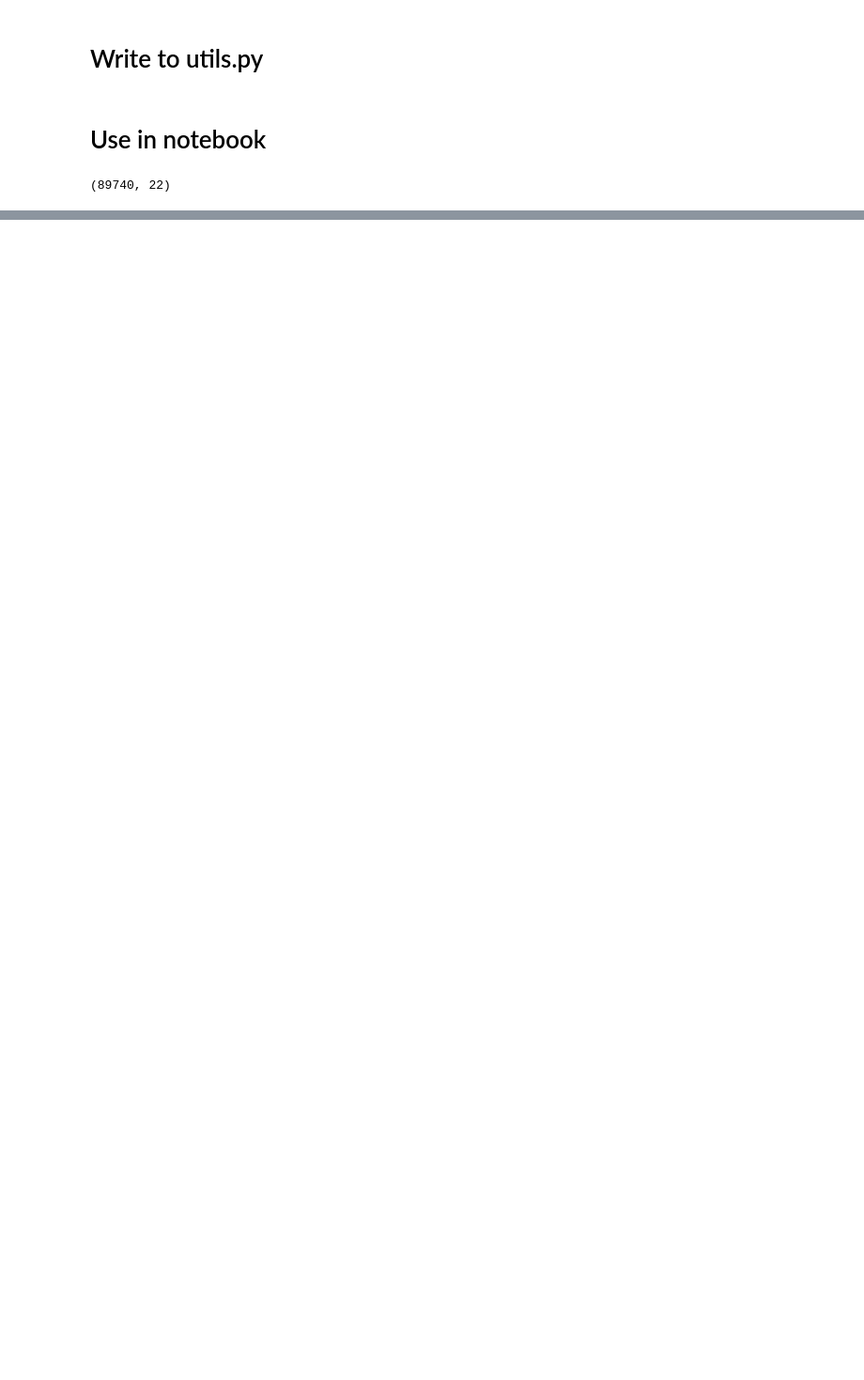
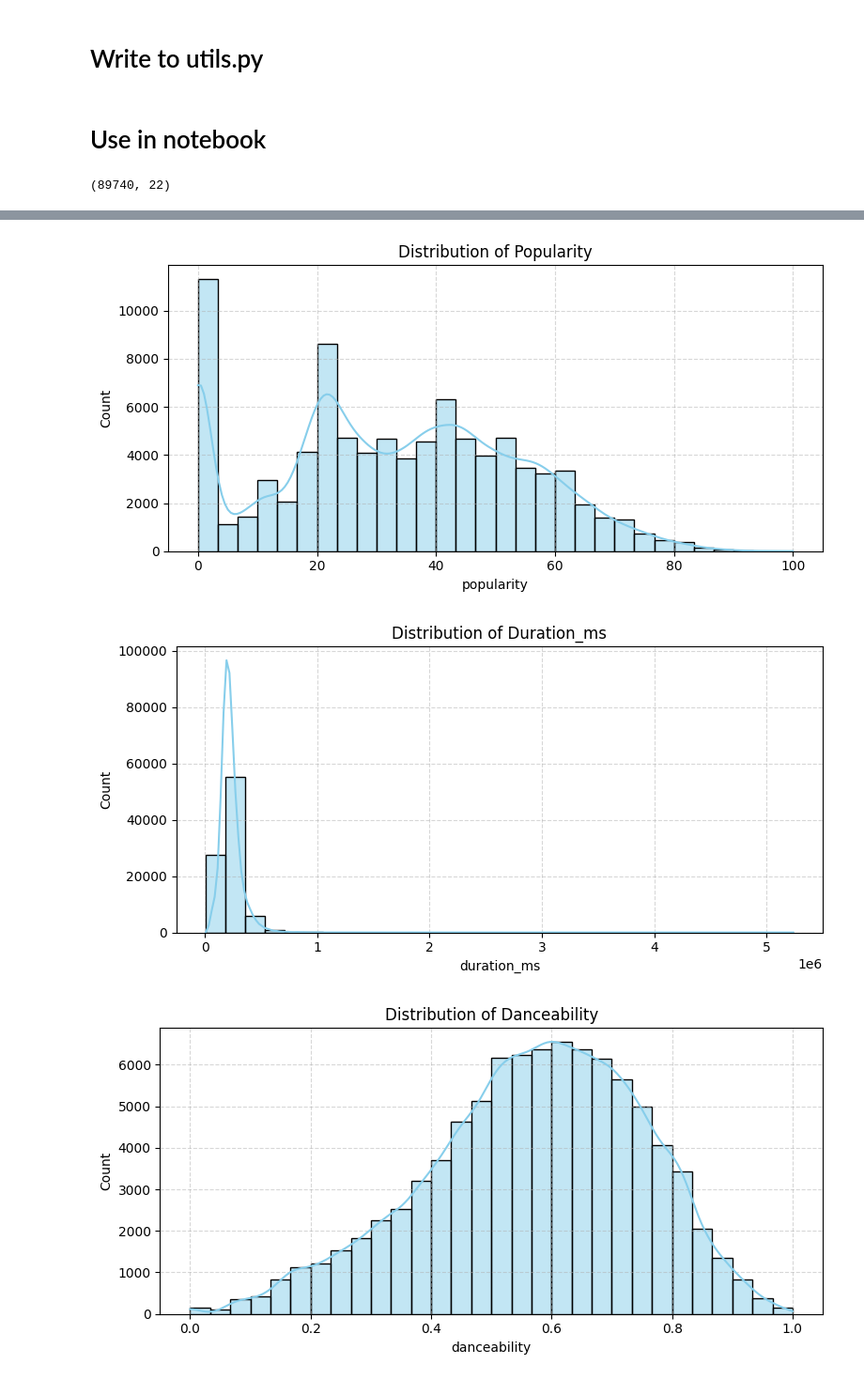
Before and after one commit to TezBytes/music-recommender, a Jupyter notebook: notebooks/01_eda_baseline.ipynb, the cells around one changed output, grey strips where cells are left out. Shown at 94% size. Saved outputs shown, nothing was run; the diff lists cells and outputs as text; code cells hidden in the pictures; blank space fills up the shorter version.

Commit message:
analyze distribution of key features and perform pca and umap to visualize clusters

```diff
--- a/notebooks/01_eda_baseline.ipynb
+++ b/notebooks/01_eda_baseline.ipynb
@@ -177,0 +202,6 @@ print(df.shape)
+# %%
+numeric_features = [
+    'popularity', 'duration_ms', 'danceability', 'energy',
+    'valence', 'tempo', 'speechiness', 'acousticness',
+    'instrumentalness'
+]
@@ -177,0 +211,14 @@ print(df.shape)
+# %%
+for f in numeric_features:
+    plt.figure(figsize=(8, 4))
+    sns.histplot(df[f], kde=True, bins=30, color='skyblue')
+    plt.title(f'Distribution of {f.capitalize()}')
+    plt.xlabel(f)
+    plt.ylabel('Count')
+    plt.grid(True, linestyle='--', alpha=0.5)
+    plt.tight_layout()
+    plt.show()
+# %% [output]
+[figure, added]
+[figure, added]
+[figure, added]
```
Also changed, not shown: parts of 35 cells of this notebook.
